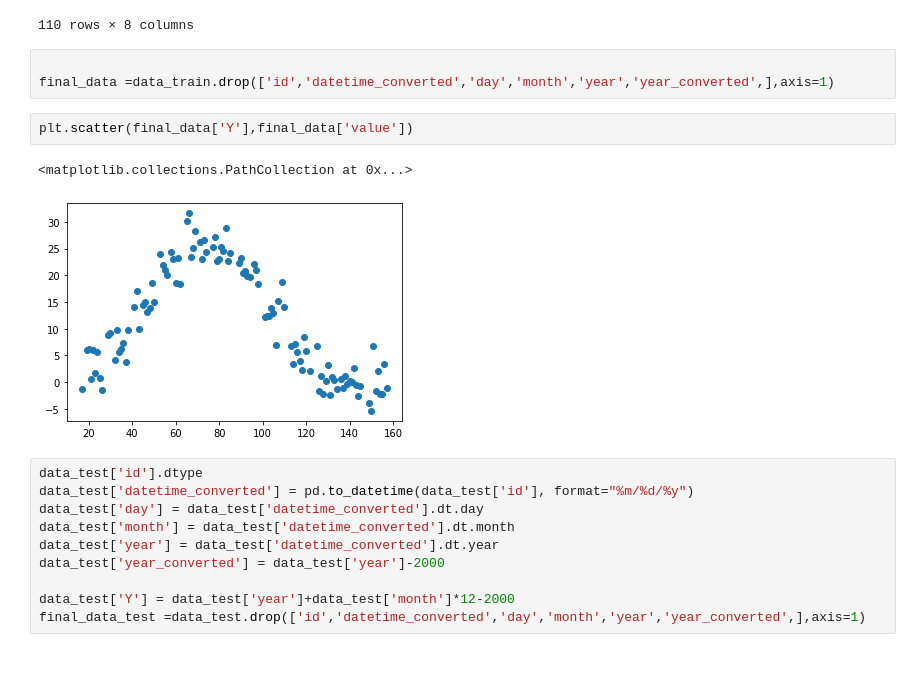
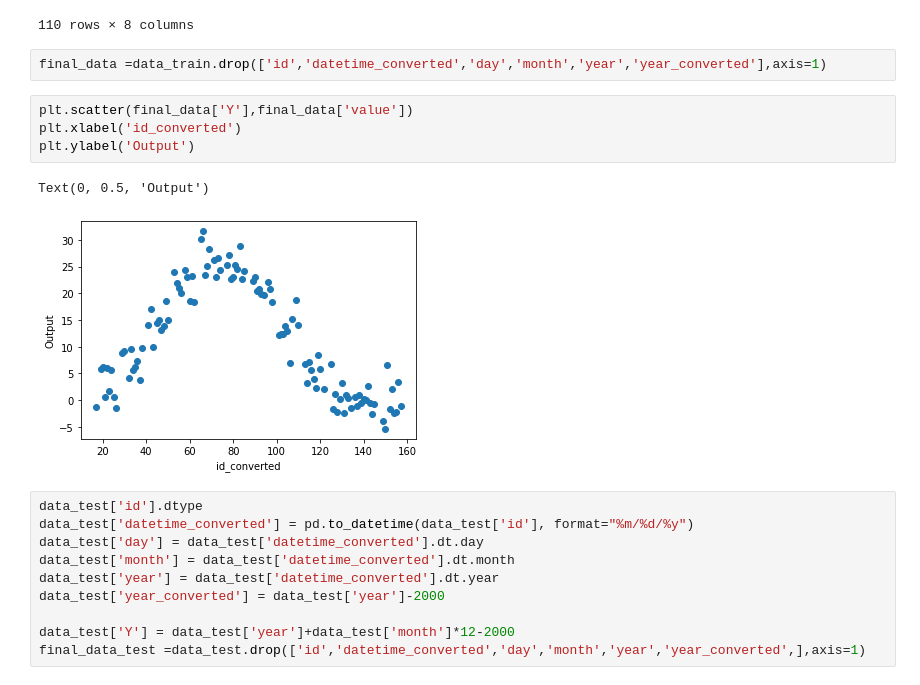
Before and after one commit to KAJURAMBO/Assignment1_linear-polyregression_intro-to-ml_ell784, a Jupyter notebook: 2021AMA2090_part2.ipynb, the cells around one changed output. Cells and saved outputs as stored; diff of their text form.

```diff
--- a/2021AMA2090_part2.ipynb
+++ b/2021AMA2090_part2.ipynb
@@ -64,13 +64,14 @@ data_train
 | 109 | 10/1/10 | 3.1507 | 2010-10-01 | 1 | 10 | 2010 | 10 | 130 |
 110 rows × 8 columns
 # %%
-
-final_data =data_train.drop(['id','datetime_converted','day','month','year','year_converted',],axis=1)
+final_data =data_train.drop(['id','datetime_converted','day','month','year','year_converted'],axis=1)
 # %%
 plt.scatter(final_data['Y'],final_data['value'])
+plt.xlabel('id_converted')
+plt.ylabel('Output')
 # %% [output]
-<matplotlib.collections.PathCollection at 0x...>
+Text(0, 0.5, 'Output')
-[figure, old version]
+[figure, new version]
 # %%
 data_test['id'].dtype
 data_test['datetime_converted'] = pd.to_datetime(data_test['id'], format="%m/%d/%y")
```
Also changed, not shown: parts of 11 cells of this notebook.
